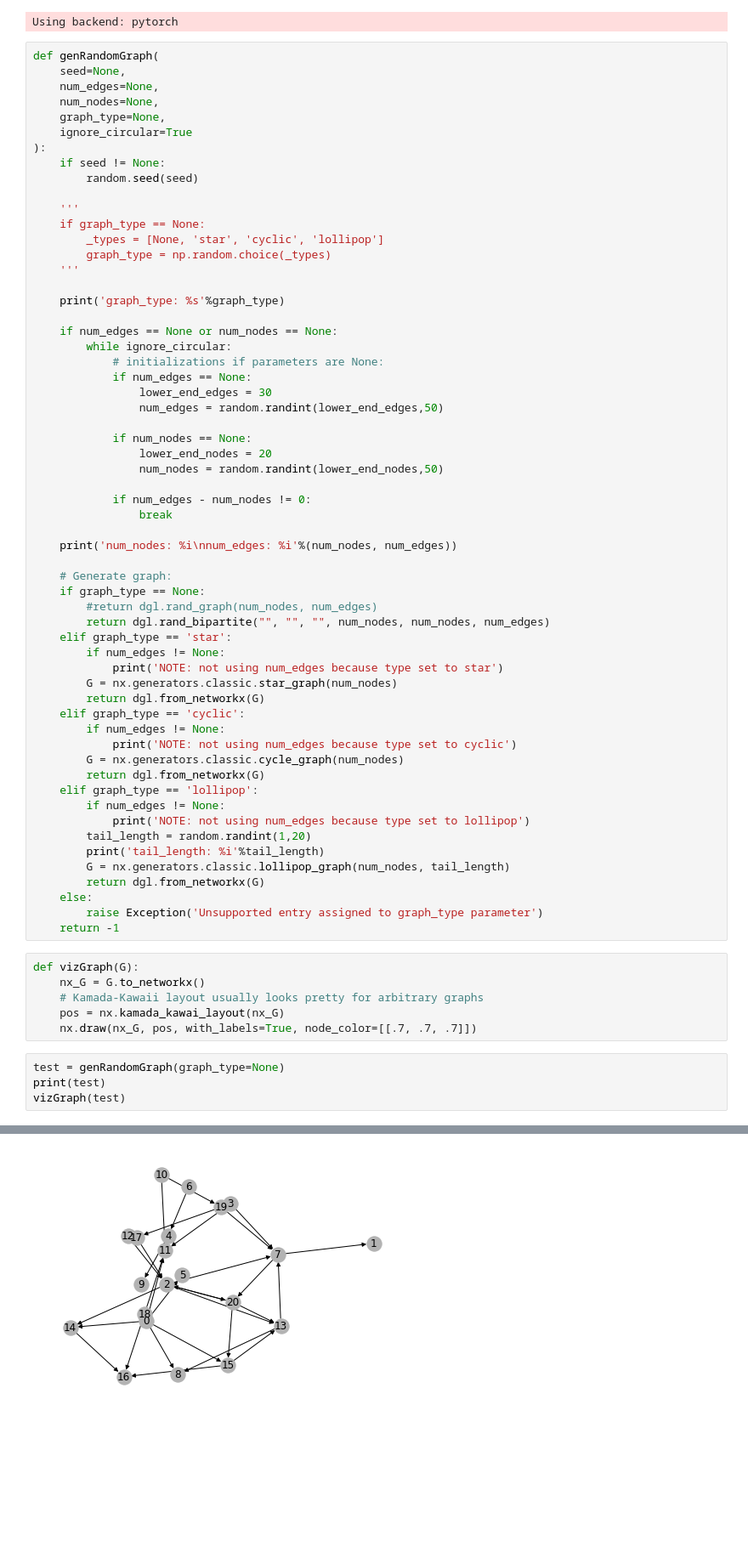
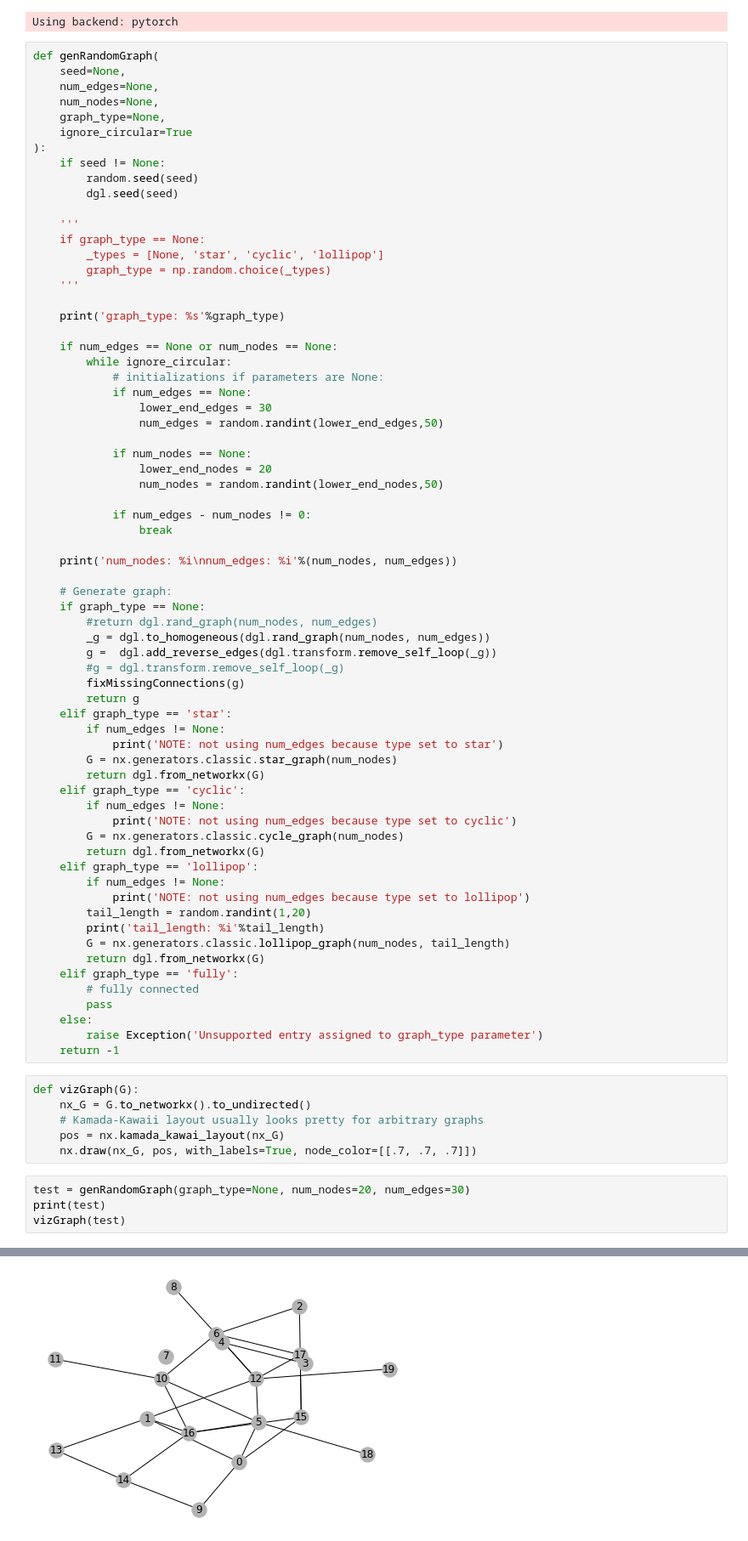
Before and after one commit to saithat/efficient-graphs, a Jupyter notebook: syn/testbed.ipynb, the cells around one changed output, grey strips where cells are left out. Shown: that part at 85% size. Cells and saved outputs as stored; diff of their text form; blank space fills up the shorter version.

Commit message:
added new methods of generating graphing

```diff
--- a/syn/testbed.ipynb
+++ b/syn/testbed.ipynb
@@ -17,6 +17,7 @@ def genRandomGraph(
 ):
     if seed != None:
         random.seed(seed)
+        dgl.seed(seed)
 
     '''
     if graph_type == None:
@@ -45,7 +46,11 @@ def genRandomGraph(
     # Generate graph:
     if graph_type == None:
         #return dgl.rand_graph(num_nodes, num_edges)
-        return dgl.rand_bipartite("", "", "", num_nodes, num_nodes, num_edges)
+        _g = dgl.to_homogeneous(dgl.rand_graph(num_nodes, num_edges))
+        g =  dgl.add_reverse_edges(dgl.transform.remove_self_loop(_g))
+        #g = dgl.transform.remove_self_loop(_g)
+        fixMissingConnections(g)
+        return g
     elif graph_type == 'star':
         if num_edges != None:
             print('NOTE: not using num_edges because type set to star')
@@ -63,17 +68,20 @@ def genRandomGraph(
         print('tail_length: %i'%tail_length)
         G = nx.generators.classic.lollipop_graph(num_nodes, tail_length)
         return dgl.from_networkx(G)
+    elif graph_type == 'fully':
+        # fully connected
+        pass
     else:
         raise Exception('Unsupported entry assigned to graph_type parameter')
     return -1
 # %%
 def vizGraph(G):
-    nx_G = G.to_networkx()
+    nx_G = G.to_networkx().to_undirected()
     # Kamada-Kawaii layout usually looks pretty for arbitrary graphs
     pos = nx.kamada_kawai_layout(nx_G)
     nx.draw(nx_G, pos, with_labels=True, node_color=[[.7, .7, .7]])
 # %%
-test = genRandomGraph(graph_type=None)
+test = genRandomGraph(graph_type=None, num_nodes=20, num_edges=30)
 print(test)
 vizGraph(test)
 # %% [output]
@@ -85,2 +94,2 @@ Graph(num_nodes=21, num_edges=33,
       edata_schemes={})
-[figure, old version]
+[figure, new version]
```
Also changed, not shown: parts of 9 cells of this notebook, 1 other file.
